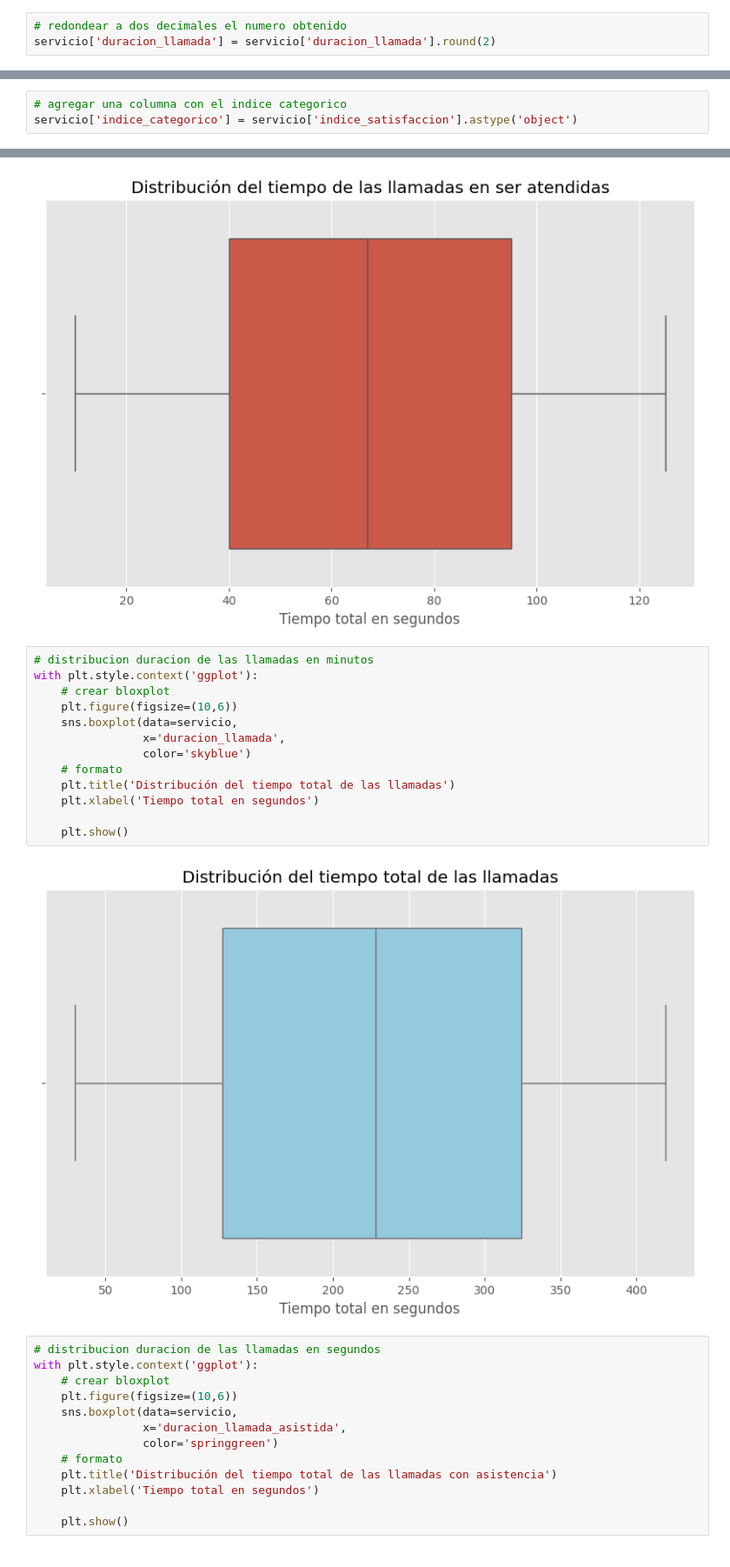
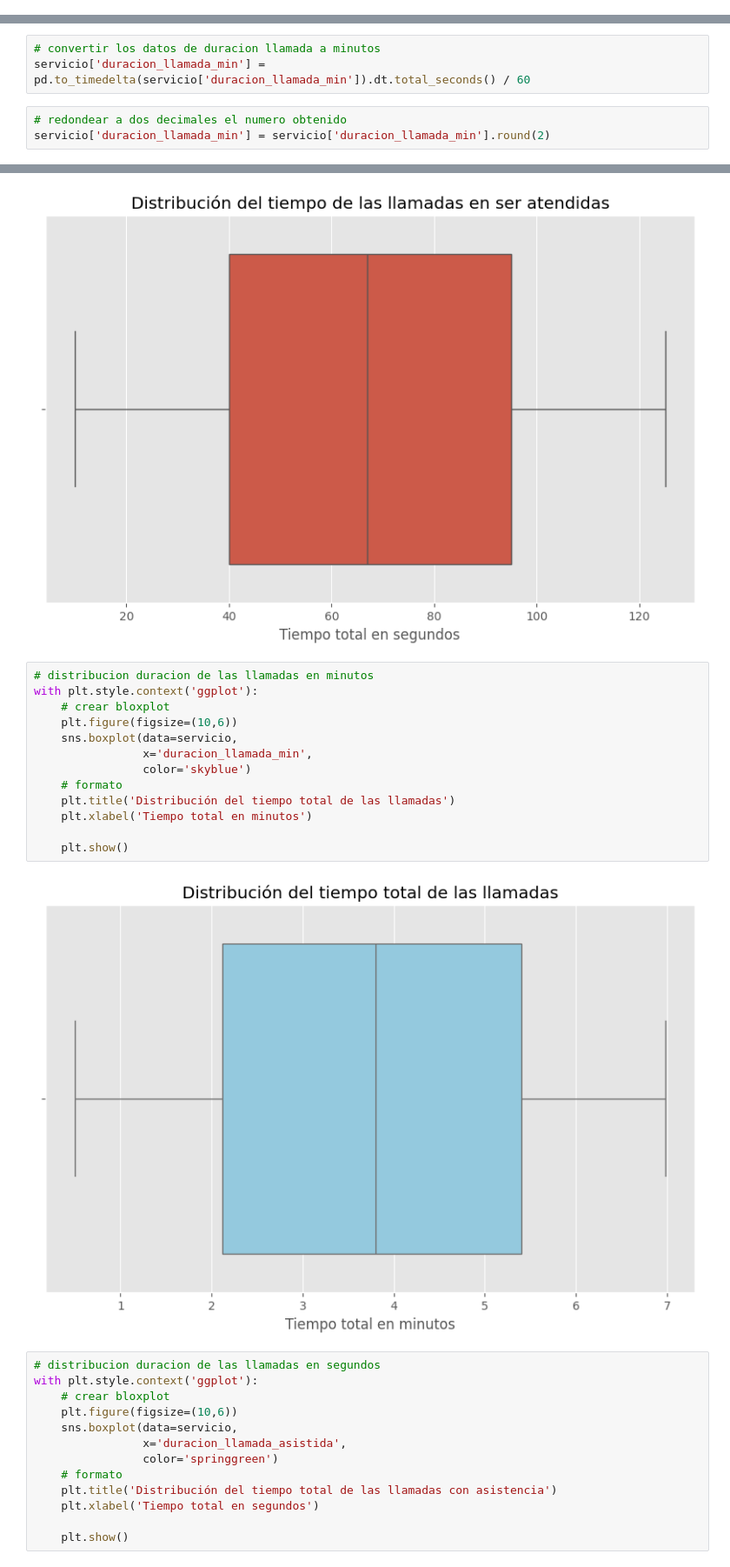
Before and after one commit to Hectorcidps/Portfolio_DA, a Jupyter notebook: Proyecto 12 - Servicio/Servicios.ipynb, the cells around one changed output, grey strips where cells are left out. Shown at 87% size. Cells and saved outputs as stored; diff of their text form.

```diff
--- a/Proyecto 12 - Servicio/Servicios.ipynb
+++ b/Proyecto 12 - Servicio/Servicios.ipynb
@@ -116,11 +113,11 @@ servicio['duracion_llamada'] = pd.to_timedelta(servicio['duracion_llamada']).dt.
-# %%
-# redondear a dos decimales el numero obtenido
-servicio['duracion_llamada'] = servicio['duracion_llamada'].round(2)
 # %% [markdown]
 ## Enriquecer los datos
-# %%
-# agregar una columna con el indice categorico
-servicio['indice_categorico'] = servicio['indice_satisfaccion'].astype('object')
+# %%
+# convertir los datos de duracion llamada a minutos
+servicio['duracion_llamada_min'] = pd.to_timedelta(servicio['duracion_llamada_min']).dt.total_seconds() / 60
+# %%
+# redondear a dos decimales el numero obtenido
+servicio['duracion_llamada_min'] = servicio['duracion_llamada_min'].round(2)
 # %%
 # agregar una columna con los dias
 servicio['dias'] = servicio['fecha'].dt.day
@@ -198,18 +194,18 @@ with plt.style.context('ggplot'):
 # %%
 # distribucion duracion de las llamadas en minutos
 with plt.style.context('ggplot'):
     # crear bloxplot
     plt.figure(figsize=(10,6))
     sns.boxplot(data=servicio,
-                x='duracion_llamada',
+                x='duracion_llamada_min',
                 color='skyblue')
     # formato
     plt.title('Distribución del tiempo total de las llamadas')
-    plt.xlabel('Tiempo total en segundos')
+    plt.xlabel('Tiempo total en minutos')
 
     plt.show()
 # %% [output]
-[figure, old version]
+[figure, new version]
 # %%
 # distribucion duracion de las llamadas en segundos
 with plt.style.context('ggplot'):
```
Also changed, not shown: parts of 49 cells of this notebook.
